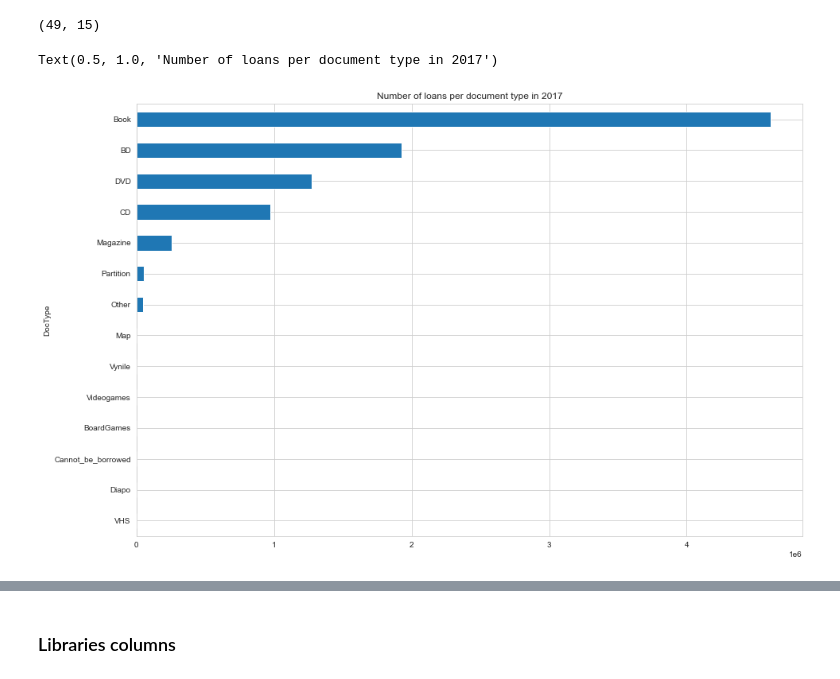
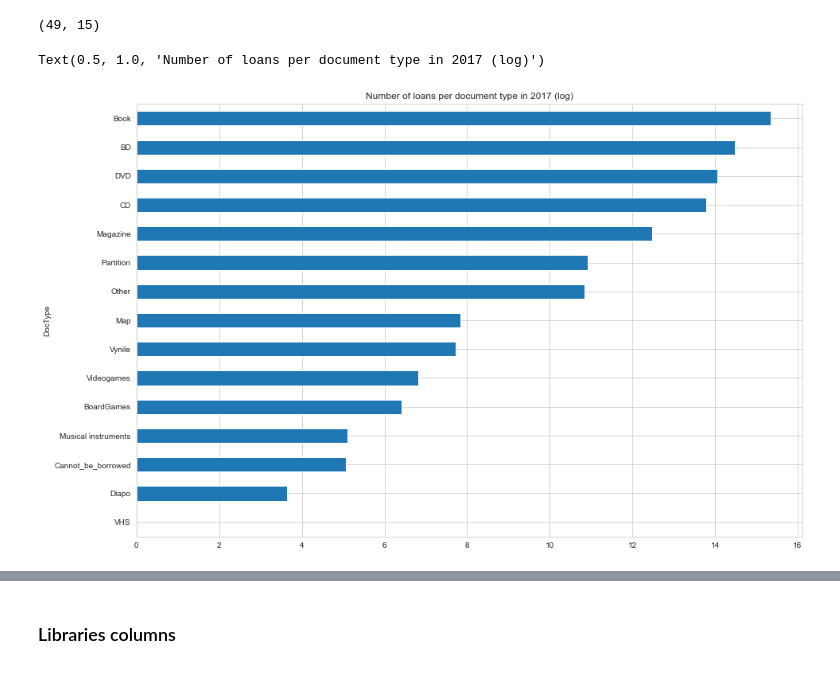
Before and after one commit to srosamont/Projects_Ironhack, a Jupyter notebook: Book_loan/Book_Loan_Cleaning.ipynb, the cells around one changed output, grey strips where cells are left out. Drawn from its saved outputs; the diff is of its cells as text; code cells hidden in the pictures.

```diff
--- a/Book_loan/Book_Loan_Cleaning.ipynb
+++ b/Book_loan/Book_Loan_Cleaning.ipynb
@@ -617,6 +245,8 @@ dataBook["Nombre_d'exemplaires"].fillna('0',inplace=True)
 dataBook["Nombre_d'exemplaires"].isna().sum()
 # %% [output]
 0
+# %%
+dataBook["Nombre_d'exemplaires"]=dataBook["Nombre_d'exemplaires"].astype('int')
 # %% [markdown]
 ### "Categories statistiques" columns
 # %%
@@ -633,5 +262,3 @@ dataBook[dataBook["Catégorie_statistique_1"].isna()]
 # %%
 #Row to drop by N°_de_notice
-
-row_to_drop.append(891370)
-row_to_drop
+row_to_drop.extend([325759,128091])
@@ -653,0 +276,2 @@ dataBook[dataBook["Catégorie_statistique_2"].isna()]
+# %%
+dataBook['Categories_stat']=dataBook.Catégorie_statistique_1
@@ -653,0 +285,2 @@ dataBook[dataBook["Catégorie_statistique_2"].isna()]
+# %%
+dataBook['Categories_stat']=GroupOther2('Catégorie_statistique_1',1)
@@ -755,12 +389,13 @@ dataBook['Type_de_document' ].nunique(),dataBook['DocType' ].nunique()
 # %% [output]
 (49, 15)
 # %%
-dataBook.groupby('DocType')['Nombre_de_prêts_2017'].agg('sum').sort_values(ascending=True).plot(kind='barh',figsize=(15,10))
+np.log(dataBook.groupby('DocType')['Nombre_de_prêts_2017'].agg('sum').sort_values(ascending=True)).plot(kind='barh',figsize=(15,10))
 
-plt.title('Number of loans per document type in 2017')
+plt.title('Number of loans per document type in 2017 (log)')
+# log used or the visualization as the number of loans for the books is much higher than the other categories
 # %% [output]
-Text(0.5, 1.0, 'Number of loans per document type in 2017')
+Text(0.5, 1.0, 'Number of loans per document type in 2017 (log)')
-[figure, old version]
+[figure, new version]
 # %%
 fig, ax = plt.subplots(figsize=(35,25))
 sns.countplot(dataBook['DocType'])
```
Also changed, not shown: parts of 184 cells of this notebook.
